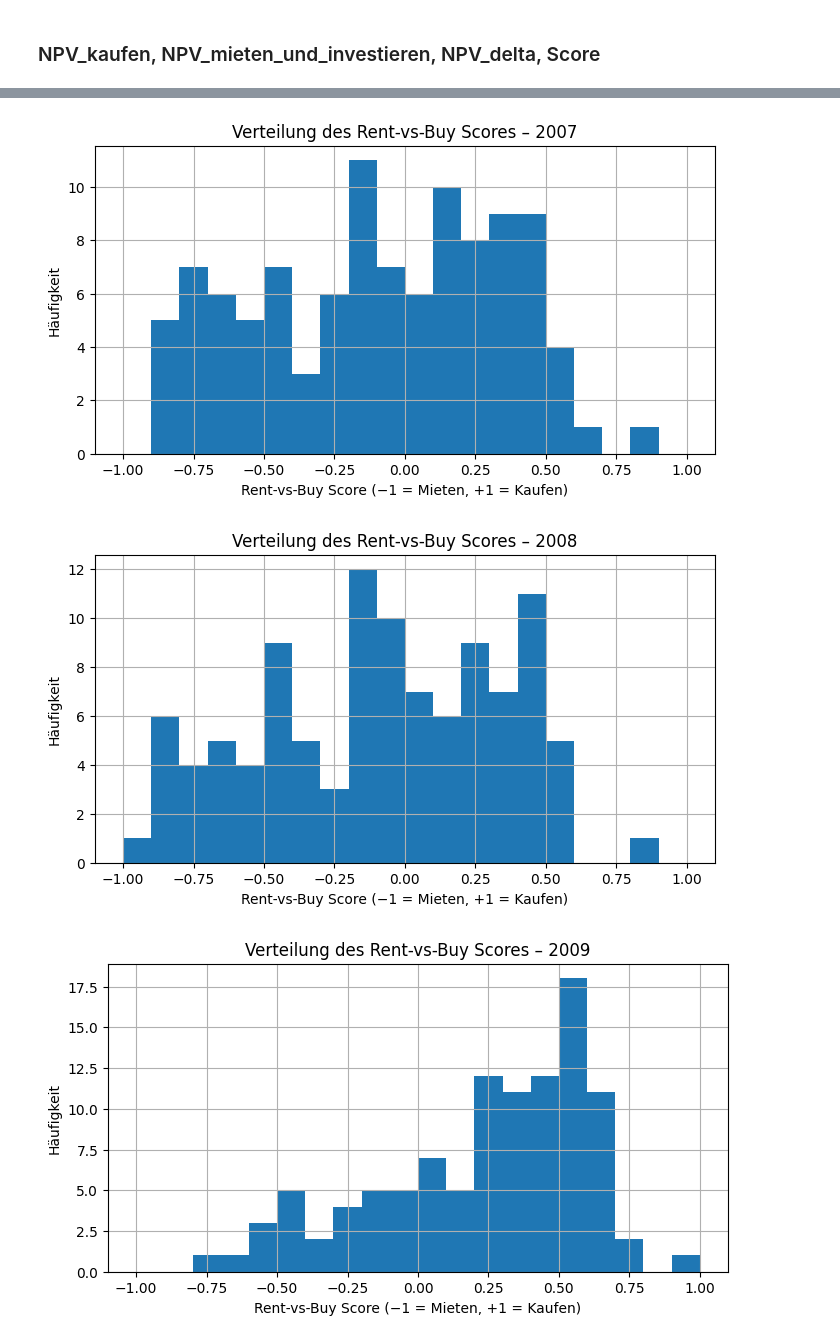
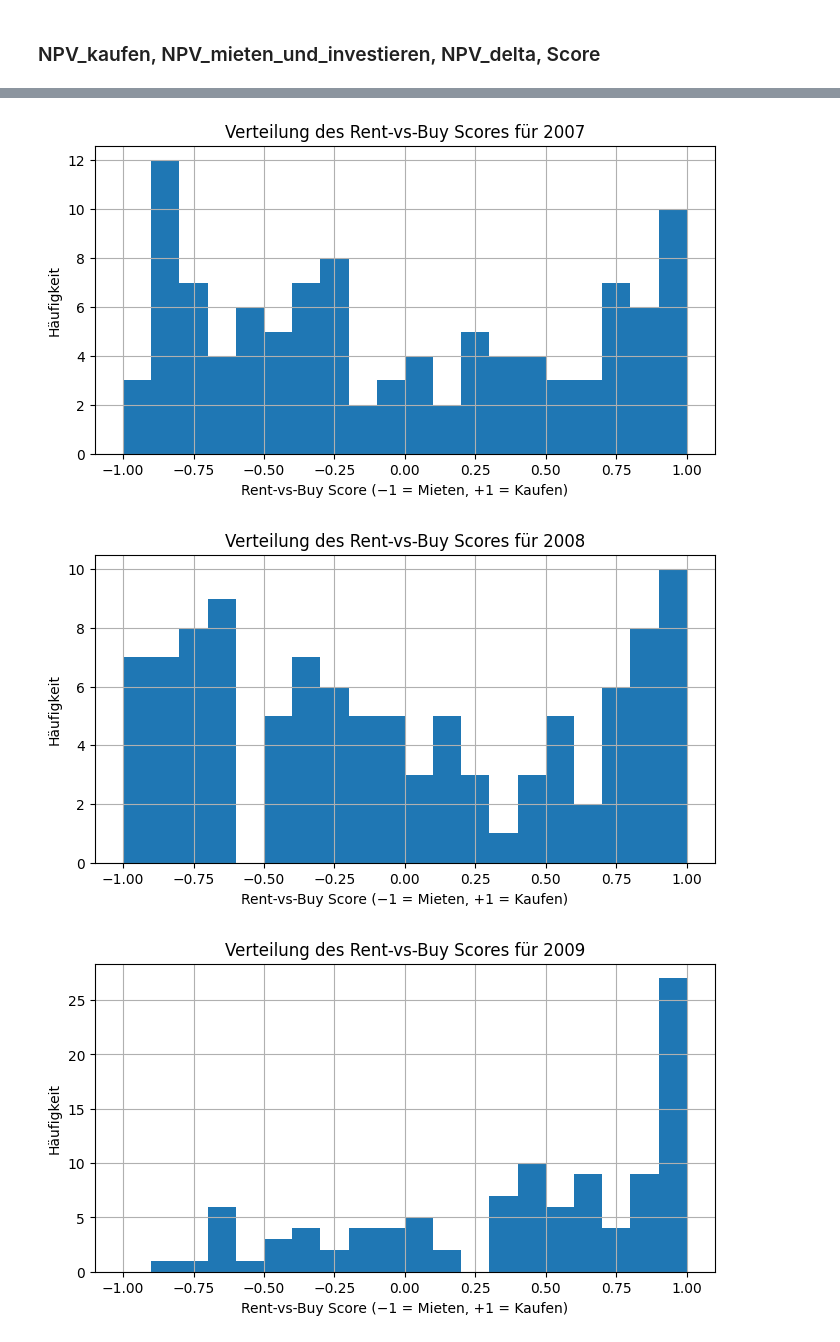
Before and after one commit to LukasGansneder/Master-Thesis-Renting-vs-Buying-, a Jupyter notebook: code/4_NPV_Score.ipynb, the cells around one changed output, grey strips where cells are left out. Drawn from its saved outputs; the diff is of its cells as text; code cells hidden in the pictures.

Commit message:
relative Score defined

```diff
--- a/code/4_NPV_Score.ipynb
+++ b/code/4_NPV_Score.ipynb
@@ -147,8 +147,8 @@ def npv_delta(kaufpreis_pro_m2: float, mietpreis_pro_m2: float, zins: float, til
                                               instandhaltung_quote=instandhaltung_quote,
                                               preissteigerung_immobilie=preissteigerung_immobilie,)
 
-    npv_delta = npv_buy - npv_rent_inv
-    return npv_delta
+    delta = npv_buy - npv_rent_inv
+    return delta
 
 def rent_vs_buy_score(delta_npv: float, scale: float) -> float:
 
@@ -183,6 +183,9 @@ df_empirica_regio["Delta_NPV"] = df_empirica_regio.apply(
     axis=1
 )
 df_empirica_regio = df_empirica_regio[["Regionsname", "Jahr", "Kaufpreis/m2 ETW 50%", "Mietpreis/m2 50%", "Wohneigentumsquote", "Effektiver Jahreszins", "Delta_NPV"]]
-S = np.median(np.abs(df_empirica_regio["Delta_NPV"].dropna()))
-df_empirica_regio["Score"] = np.tanh(df_empirica_regio["Delta_NPV"] / S)
+df_empirica_regio["Delta_NPV_rel"] = df_empirica_regio["Delta_NPV"] / (df_empirica_regio["Kaufpreis/m2 ETW 50%"] * 58 * (1.0 + 0.1))
+# Scale 'S' nicht datengetrieben sondern fixiert (robustnesscheck later)
+# choose 5% NPV advantage as 0.5 Score
+S = 0.05 / np.arctanh(0.5)
+df_empirica_regio["Score"] = np.tanh(df_empirica_regio["Delta_NPV_rel"] / S)
 # %%
@@ -212,7 +215,7 @@ for year in sorted(df_empirica_regio["Jahr"].dropna().unique()):
     plt.hist(s, bins=20, range=(-1, 1))
     plt.xlabel("Rent-vs-Buy Score (−1 = Mieten, +1 = Kaufen)")
     plt.ylabel("Häufigkeit")
-    plt.title(f"Verteilung des Rent-vs-Buy Scores – {int(year)}")
+    plt.title(f"Verteilung des Rent-vs-Buy Scores für {int(year)}")
     plt.grid(True)
     plt.show()
 # %% [output]
@@ -222,3 +225,3 @@ for year in sorted(df_empirica_regio["Jahr"].dropna().unique()):
-[figure, old version]
+[figure, new version]
-[figure, old version]
+[figure, new version]
-[figure, old version]
+[figure, new version]
```
Also changed, not shown: parts of 2 cells of this notebook, 1 other file.
